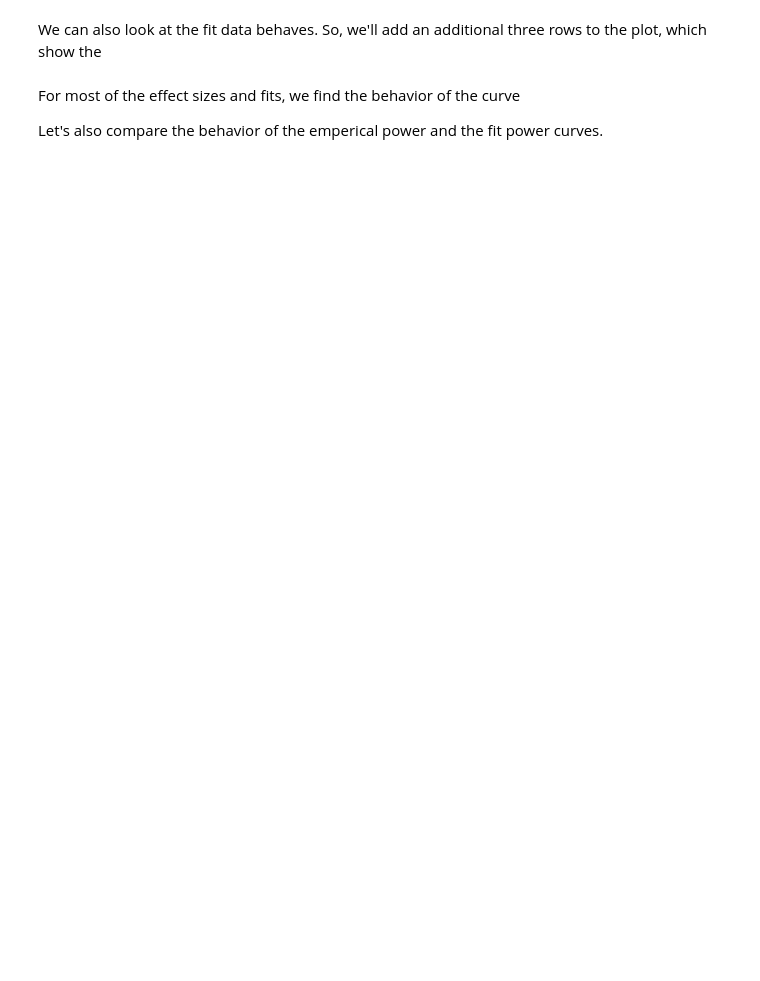
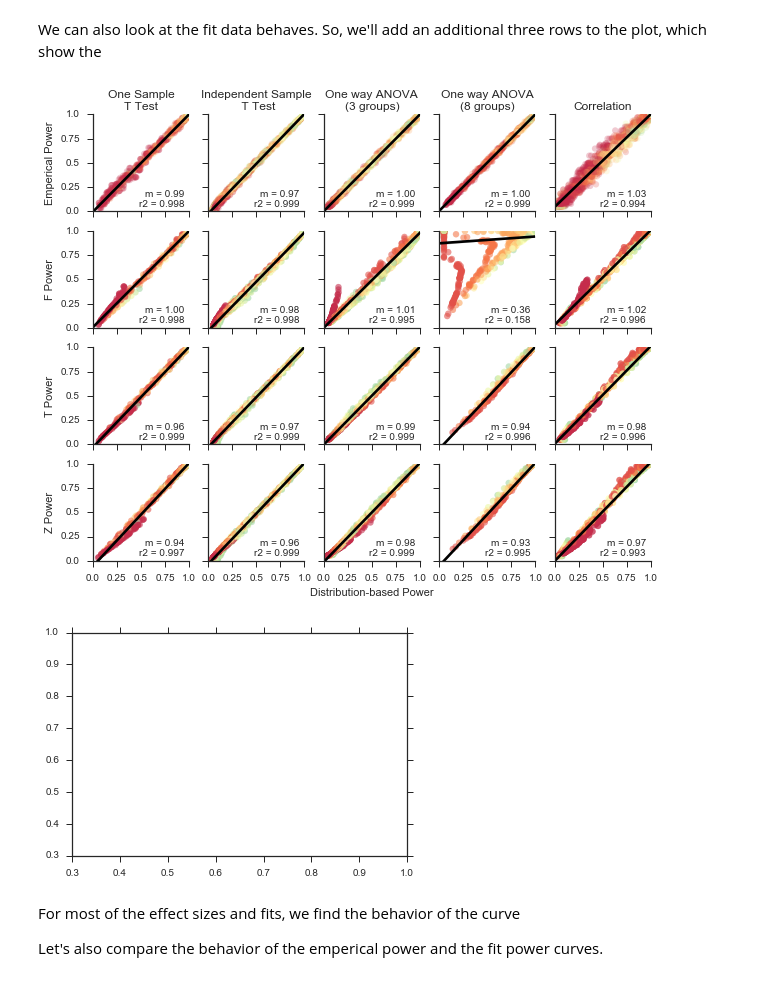
Before and after one commit to JWDebelius/monte_carlo_power, a Jupyter notebook: ipynb/4-Comparisons of Power Calculations.ipynb, the cells around one changed output. Saved outputs shown, nothing was run; the diff lists cells and outputs as text; code cells hidden in the pictures; blank space fills up the shorter version.

```diff
--- a/ipynb/4-Comparisons of Power Calculations.ipynb
+++ b/ipynb/4-Comparisons of Power Calculations.ipynb
@@ -184,30 +188,33 @@ We can also look at the fit data behaves. So, we'll add an additional three rows
 # %%
 for ax_r in tr_axes[1:]:
     for ax in ax_r:
         ax.set_visible(True)
 for ax in tr_axes[0]:
     ax.set_xticklabels('')
     ax.set_xlabel('')
 
-for idc, test_name in enumerate(tests):
+for idc, test_name in enumerate(parametric_tests):
     summary = distributions[test_name]['summary']
-    for metric, ax_reg in zip(*[extrapolated, tr_axes.T[idc][1:]]):
+    for metric, ax_reg in zip(*[effect_types, tr_axes.T[idc][1:]]):
         plot.gradient_regression(ax=ax_reg,
                             x='traditional',
                             y='%s_power' % metric,
                             gradient='colors',
                             alpha=0.25,
                             data=summary
                             )
         plot.format_regression_axis(ax_reg)
         if metric == 'z':
             ax_reg.set_xticklabels(ax_reg.get_xticks())
-        if test_name == tests[0]:
+        if test_name == parametric_tests[0]:
             ax_reg.set_yticklabels(ax_reg.get_yticks())
             ax_reg.set_ylabel('%s Power' % metric.replace('_', ' ').capitalize())
 
 tr_axes[-1][2].set_xlabel('Distribution-based Power')
 tr_fig
+# %% [output]
+[figure, added]
+[figure, added]
 # %% [markdown]
 For most of the effect sizes and fits, we find the behavior of the curve
 
```
Also changed, not shown: parts of 12 cells of this notebook, 1 other file.
